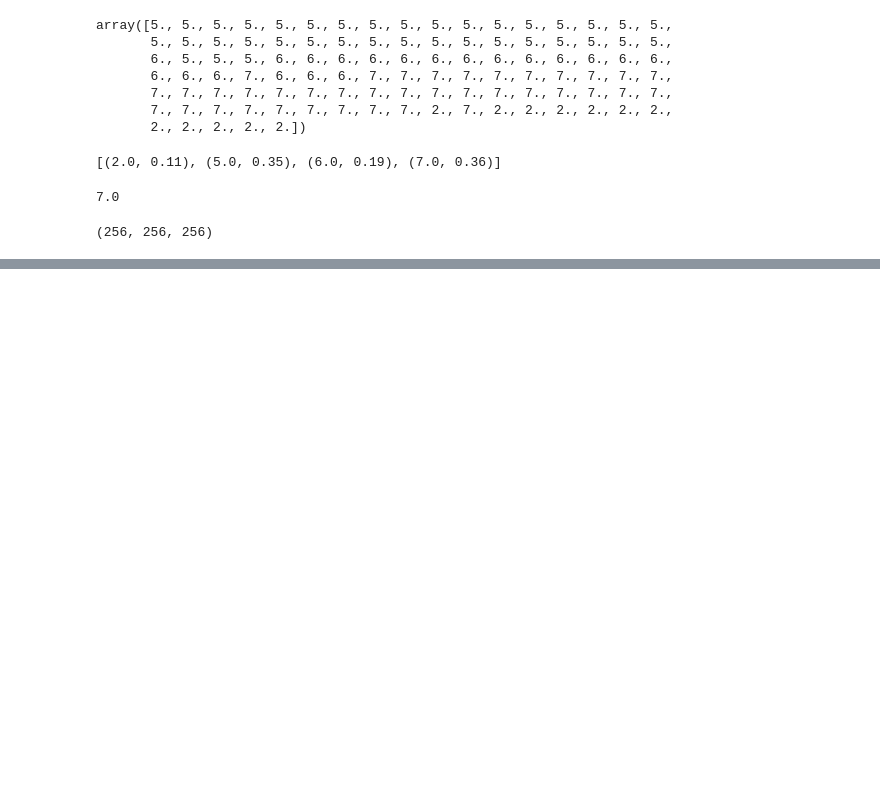
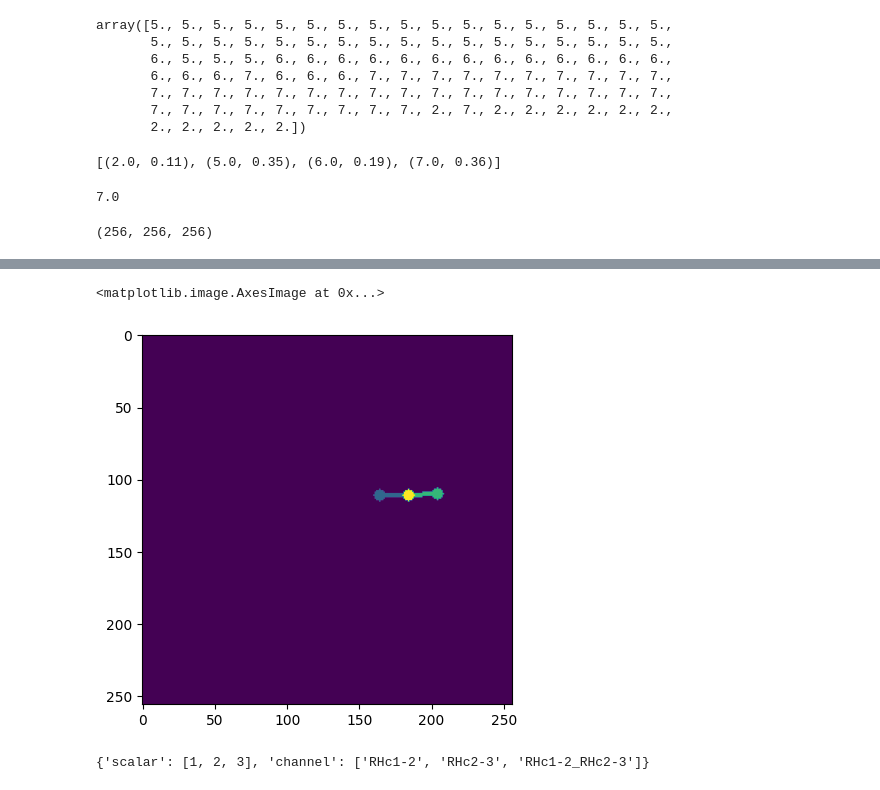
Before and after one commit to mcespedes99/HippiEEGAtlas, a Jupyter notebook: code/DSP/Electrode_localization.ipynb, the cells around one changed output, grey strips where cells are left out. Cells and saved outputs as stored; diff of their text form; code cells hidden in the pictures; blank space fills up the shorter version.

```diff
--- a/code/DSP/Electrode_localization.ipynb
+++ b/code/DSP/Electrode_localization.ipynb
@@ -244,0 +244,4 @@ data.shape
+# %%
+channels_tsv = '/scratch/mcesped/Results/seegprep/hipp_run/work/sub-068/ses-005/ieeg/sub-068_ses-005_task-full_rec-reref_run-01_reref_native_space.tsv'
+df_channels = pd.read_csv(channels_tsv, sep='\t')
+df_channels.head()
@@ -244,0 +255,23 @@ data.shape
+# %%
+labels_chns = df_channels['label'].to_list()
+# %%
+tfm_list = [('/scratch/mcesped/Results/seegprep/hipp_run/work/sub-068/anat/sub-068_tf.txt', False)]
+elec_df = df_channels
+df_cols = [
+                "type",
+                "group",
+                "label",
+                "x_init",
+                "x_end",
+                "y_init",
+                "y_end",
+                "z_init",
+                "z_end",
+            ]
+df_cols = dict(zip(df_cols, df_cols))
+parc = img
+# %%
+# Function to read matrix
+def readRegMatrix(trsfPath):
+    with open(trsfPath) as (f):
+        return np.loadtxt(f.readlines())
@@ -244,0 +423,5 @@ data.shape
+# %%
+plt.imshow(final_mask[:,vox[1],:].transpose()) # Adjusted the view to look like slicer
+# %% [output]
+<matplotlib.image.AxesImage at 0x...>
+[figure, added]
@@ -244,0 +431,4 @@ data.shape
+# %%
+colortable_dict
+# %% [output]
+{'scalar': [1, 2, 3], 'channel': ['RHc1-2', 'RHc2-3', 'RHc1-2_RHc2-3']}
```
Also changed, not shown: parts of 22 cells of this notebook, 2 other files.
